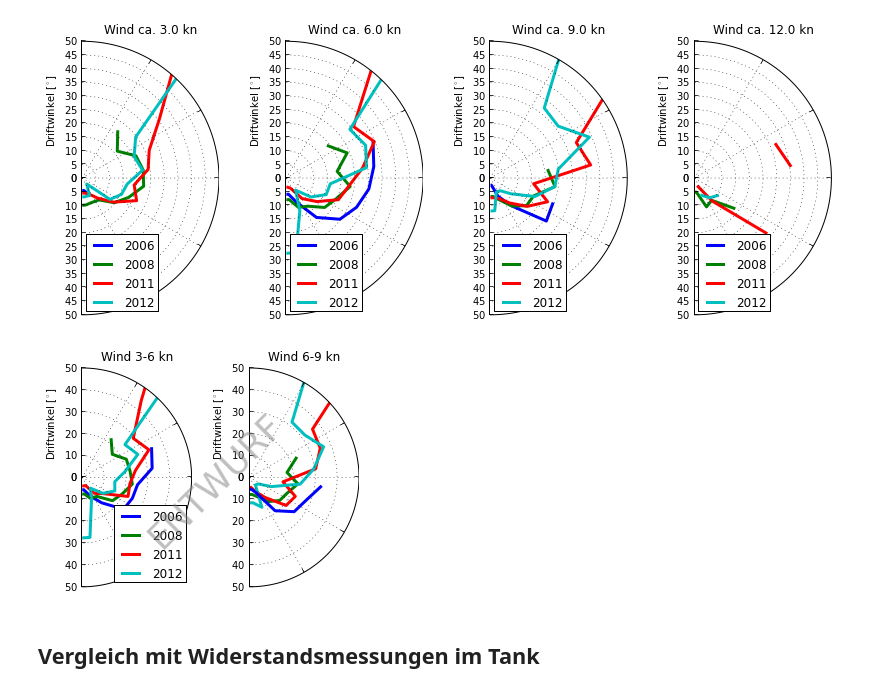
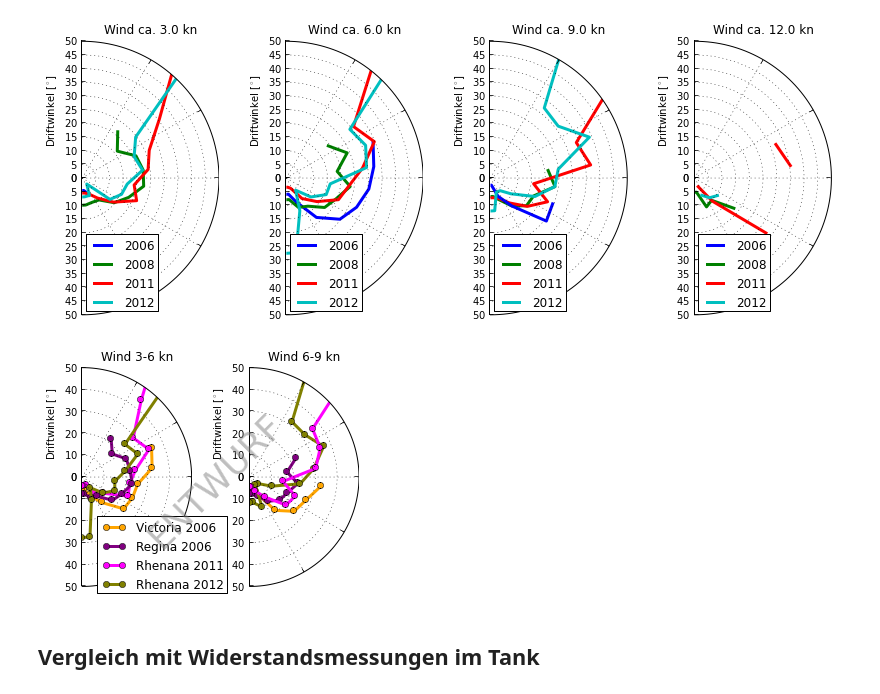
Before and after one commit to Roemerschiff/NX2, a Jupyter notebook: analysis/Polarplots.ipynb, the cells around one changed output. Cells and saved outputs as stored; diff of their text form; code cells hidden in the pictures.

Commit message:
make distinc plotting styles for polar plots by year vs. by wind speed

```diff
--- a/analysis/Polarplots.ipynb
+++ b/analysis/Polarplots.ipynb
@@ -453,9 +453,9 @@ polar12b = my_polar(d12, speedbins=speedbins2, anglebins=anglebinsbook)
 fig = plt.figure(figsize = (5.5, 4))
 aux1, ax1, grid_helper1 = NX2.polar.setup_plot(fig, 121, maxr=3.5, returnall=True)
 aux2, ax2, grid_helper2 = NX2.polar.setup_plot(fig, 122, maxr=3.5, returnall=True)
-for pol, lab in zip([polar06b, polar08b, polar11b, polar12b], ['2006', '2008','2011','2012']):
-    temp = NX2.polar.plot_half_circle(aux1, anglebinsbook[0:-1] + np.diff(anglebinsbook)/2., pol[1,1:], lw = 3., label = lab)
-    temp = NX2.polar.plot_half_circle(aux2, anglebinsbook[0:-1] + np.diff(anglebinsbook)/2., pol[2,1:], lw = 3., label = lab)
+for pol, lab, col in zip([polar06b, polar08b, polar11b, polar12b], ['Victoria 2006', 'Regina 2006','Rhenana 2011','Rhenana 2012'], ['orange', 'purple', 'fuchsia', 'olive']):
+    temp = NX2.polar.plot_half_circle(aux1, anglebinsbook[0:-1] + np.diff(anglebinsbook)/2., pol[1,1:], lw = 3., label = lab, ls='-', color=col, marker='o')
+    temp = NX2.polar.plot_half_circle(aux2, anglebinsbook[0:-1] + np.diff(anglebinsbook)/2., pol[2,1:], lw = 3., label = lab, ls='-', color=col, marker='o')
 
 ax1.legend(loc = 'upper right')
 ax1.set_title('Wind 3-6 kn')
@@ -503,27 +503,28 @@ for i, tit in zip(range(len(speedbins)), speedbins[:-1]+np.diff(speedbins)/2.):
 # %%
 drift06 = my_polar(d06, drift=True, speedbins=speedbins2, anglebins=anglebinsbook)
 drift08 = my_polar(d08, drift=True, speedbins=speedbins2, anglebins=anglebinsbook)
 drift11 = my_polar(d11, drift=True, speedbins=speedbins2, anglebins=anglebinsbook)
 drift12 = my_polar(d12, drift=True, speedbins=speedbins2, anglebins=anglebinsbook)
 
 fig = plt.figure(figsize = (5.5, 4))
 aux1, ax1, grid_helper1 = NX2.polar.setup_plot(fig, 121, maxr=50, returnall=True)
 aux2, ax2, grid_helper2 = NX2.polar.setup_plot(fig, 122, maxr=50, returnall=True)
-for pol, lab in zip([drift06, drift08, drift11, drift12], ['2006', '2008','2011','2012']):
-    temp = NX2.polar.plot_half_circle(aux1, anglebinsbook[0:-1] + np.diff(anglebinsbook)/2., pol[1,1:], lw = 3., label = lab)
-    temp = NX2.polar.plot_half_circle(aux2, anglebinsbook[0:-1] + np.diff(anglebinsbook)/2., pol[2,1:], lw = 3., label = lab)
+
+for pol, lab, col in zip([drift06, drift08, drift11, drift12], ['Victoria 2006', 'Regina 2006','Rhenana 2011','Rhenana 2012'], ['orange', 'purple', 'fuchsia', 'olive']):
+    temp = NX2.polar.plot_half_circle(aux1, anglebinsbook[0:-1] + np.diff(anglebinsbook)/2., pol[1,1:], lw = 3., label = lab, ls='-', color=col, marker='o')
+    temp = NX2.polar.plot_half_circle(aux2, anglebinsbook[0:-1] + np.diff(anglebinsbook)/2., pol[2,1:], lw = 3., label = lab, ls='-', color=col, marker='o')
 
 ax1.axis["left"].label.set_text(r"Driftwinkel [$^{\circ}$]")
 ax2.axis["left"].label.set_text(r"Driftwinkel [$^{\circ}$]")
-ax1.legend(loc = 'lower right')
+ax1.legend(loc = 'lower left', bbox_to_anchor=(0.1, -.05))
 ax1.set_title('Wind 3-6 kn')
 ax2.set_title('Wind 6-9 kn')
 grid_helper1.grid_finder.grid_locator2._nbins=5
 grid_helper2.grid_finder.grid_locator2._nbins=5
 if ENTWURF: fig.text(.5,.5, 'ENTWURF', rotation=45,ha='center', va='center', fontsize=35, alpha=.5, color='grey')
 fig.savefig(os.path.join(plotpath,'driftVergleich.png'))
 # %% [output]
-[figure, old version]
+[figure, new version]
 # %% [markdown]
 ## Vergleich mit Widerstandsmessungen im Tank
 # %%
```
Also changed, not shown: parts of 9 cells of this notebook.
